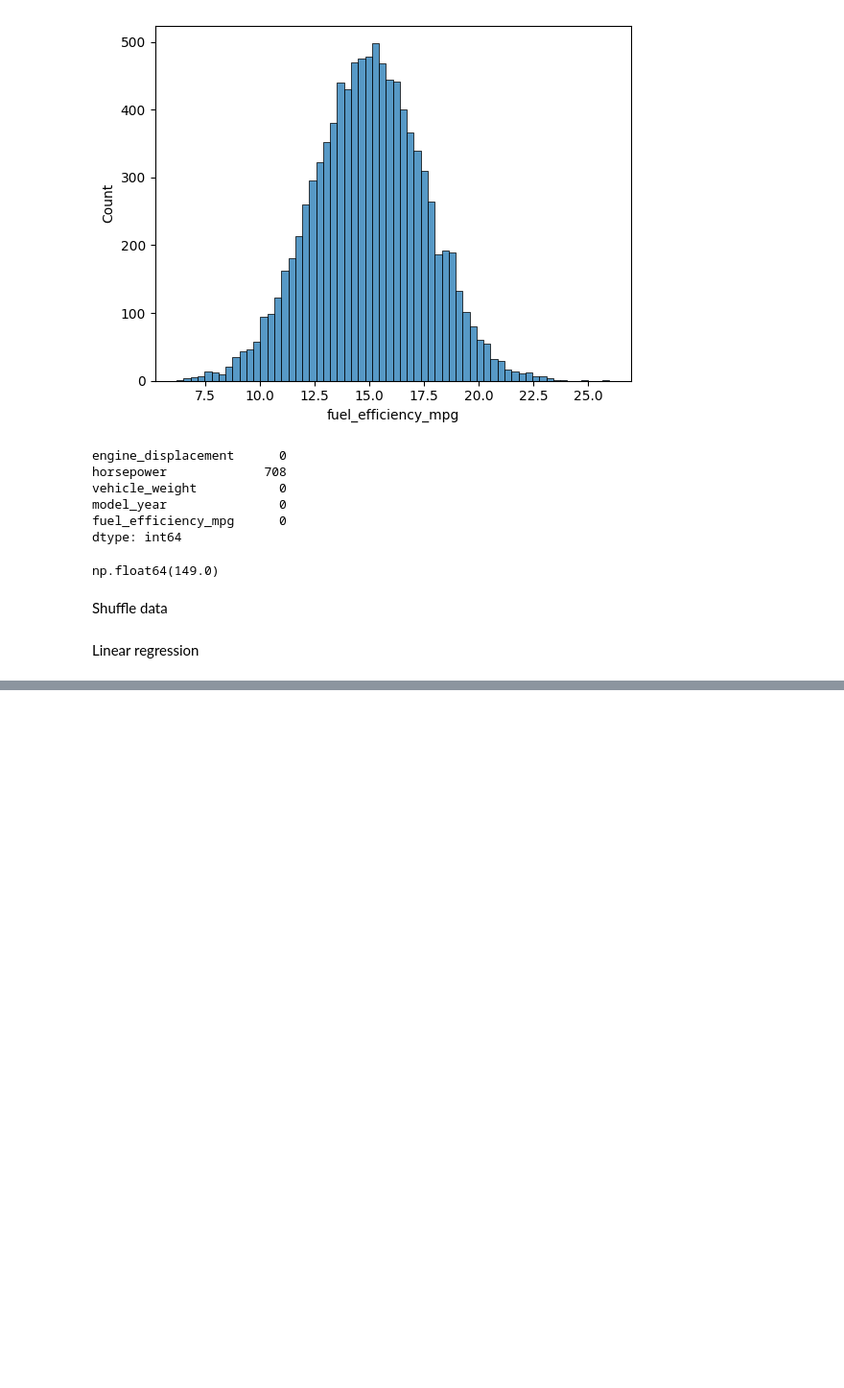
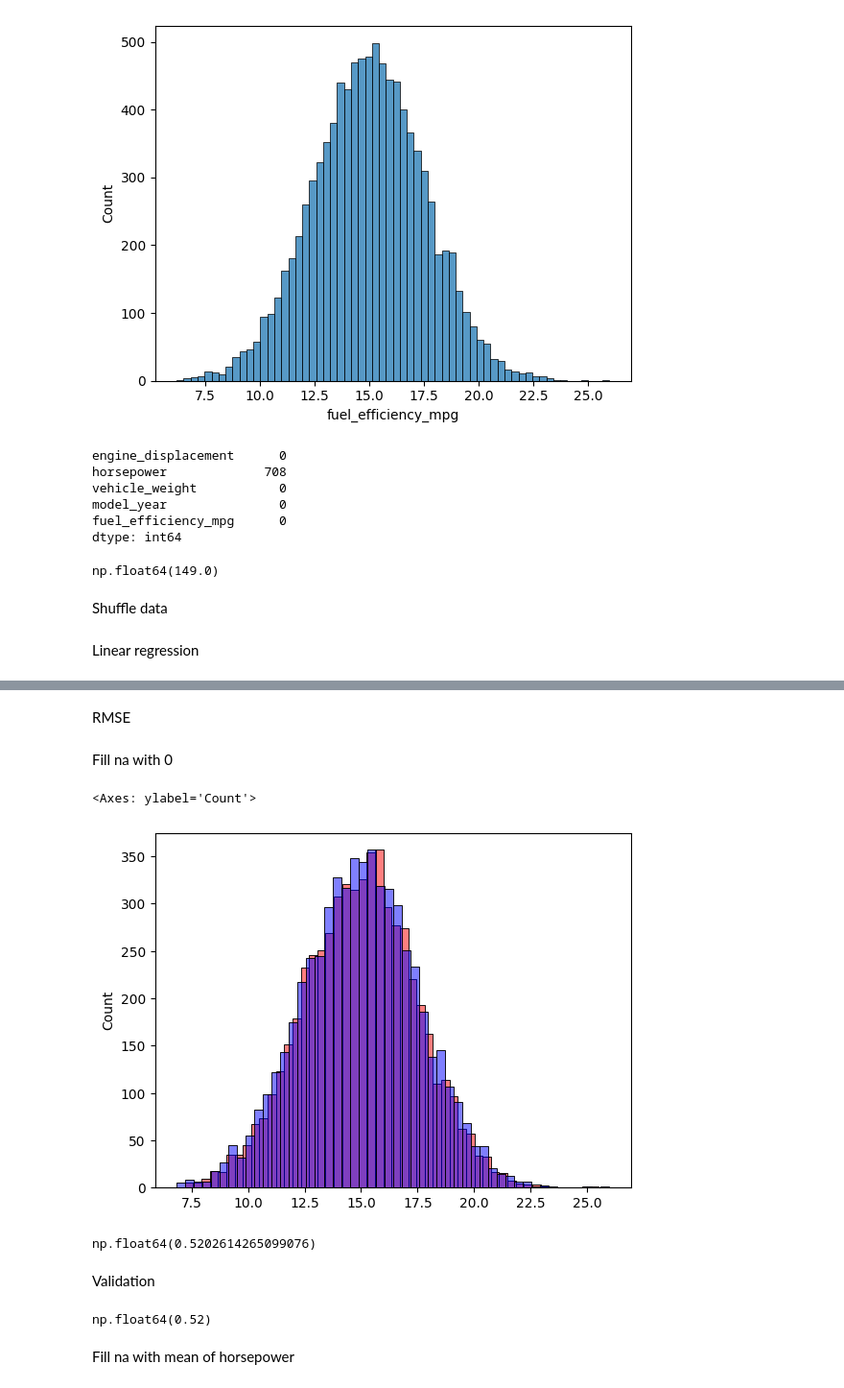
Before and after one commit to Maja0108/machine-learning-mlzoomcamp-homework, a Jupyter notebook: 02-homework/homework02.ipynb, the cells around one changed output, grey strips where cells are left out. Shown at 96% size. Drawn from its saved outputs; the diff is of its cells as text; code cells hidden in the pictures; blank space fills up the shorter version.

```diff
--- a/02-homework/homework02.ipynb
+++ b/02-homework/homework02.ipynb
@@ -78,9 +78,13 @@ del df_test['fuel_efficiency_mpg']
 # %% [markdown]
 Linear regression
 # %%
-def linear_regression(xi):
-    n=len(xi)
-    pred=w0
-    for j in range(n):
-        pred=pred + w[j]+xi[j]
-    return pred
+def train_linear_regression(X, y):
+    ones = np.ones(X.shape[0])
+    X= np.column_stack([ones, X])
+    XTX = X.T.dot(X)
+    XTX_inv = np.linalg.inv(XTX)
+    w_full = XTX_inv.dot(X.T).dot(y)
+
+    return w_full[0], w_full[1:]
+# %%
+train_linear_regression(df_train.values, y_train)
@@ -86,0 +101,2 @@ def linear_regression(xi):
+# %% [markdown]
+RMSE
@@ -86,0 +109,27 @@ def linear_regression(xi):
+# %% [markdown]
+Fill na with 0
+# %%
+df_train_0= df_train.fillna(0)
+w0, w= train_linear_regression(df_train_0.values, y_train)
+# %%
+y_pred = w0 + df_train_0.dot(w)
+# %%
+sns.histplot(y_pred, color='red', alpha=0.5, bins=50)
+sns.histplot(y_train, color='blue', alpha=0.5, bins=50)
+# %% [output]
+<Axes: ylabel='Count'>
+[figure, added]
+# %%
+rmse(y_train, y_pred)
+# %% [output]
+np.float64(0.5202614265099076)
+# %% [markdown]
+Validation
+# %%
+df_val_0= df_val.fillna(0)
+y_pred_v= w0+df_val_0.dot(w)
+round(rmse(y_val, y_pred_v),2)
+# %% [output]
+np.float64(0.52)
+# %% [markdown]
+Fill na with mean of horsepower
```
Also changed, not shown: parts of 12 cells of this notebook.
